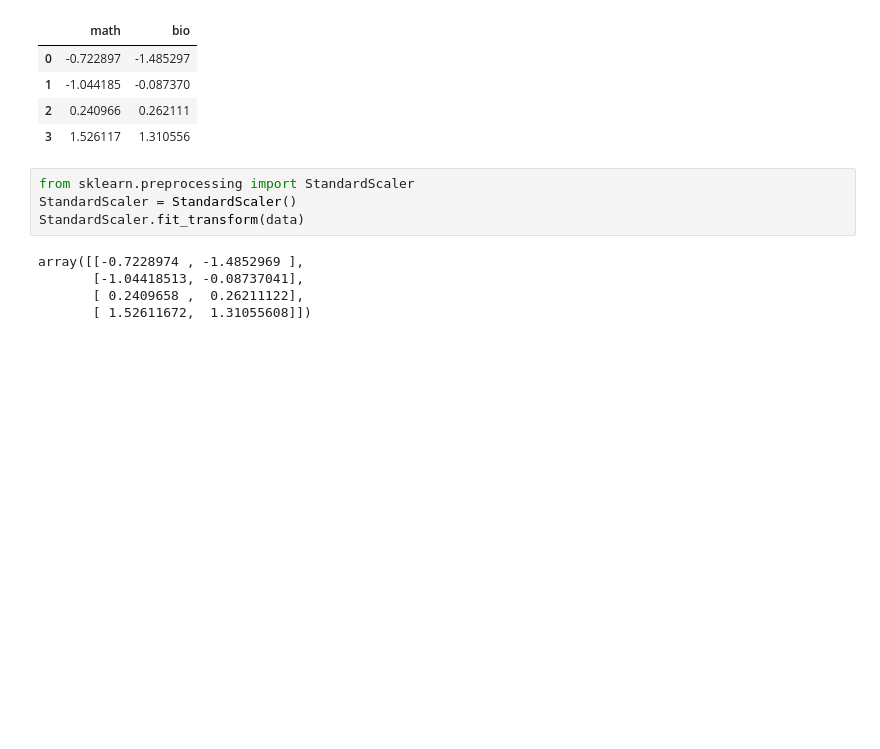
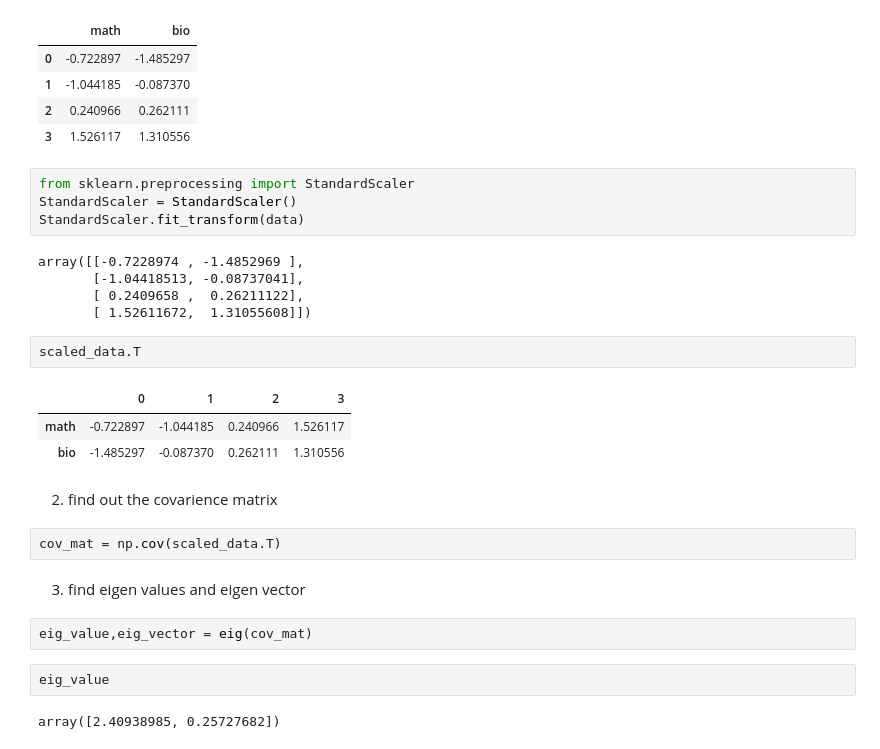
Before and after one commit to Shubhambg611/Ineuron-Data-Science, a Jupyter notebook: ML/74_PCA.ipynb, the cells around one changed output. Cells and saved outputs as stored; diff of their text form; blank space fills up the shorter version.

```diff
--- a/ML/74_PCA.ipynb
+++ b/ML/74_PCA.ipynb
@@ -83,3 +83,21 @@ array([[-0.7228974 , -1.4852969 ],
        [-1.04418513, -0.08737041],
        [ 0.2409658 ,  0.26211122],
        [ 1.52611672,  1.31055608]])
+# %%
+scaled_data.T
+# %% [output]
+|  | 0 | 1 | 2 | 3 |
+| math | -0.722897 | -1.044185 | 0.240966 | 1.526117 |
+| bio | -1.485297 | -0.087370 | 0.262111 | 1.310556 |
+# %% [markdown]
+2. find out the covarience matrix
+# %%
+cov_mat = np.cov(scaled_data.T)
+# %% [markdown]
+3. find eigen values and eigen vector
+# %%
+eig_value,eig_vector = eig(cov_mat)
+# %%
+eig_value
+# %% [output]
+array([2.40938985, 0.25727682])
```
Also changed, not shown: parts of 39 cells of this notebook.
